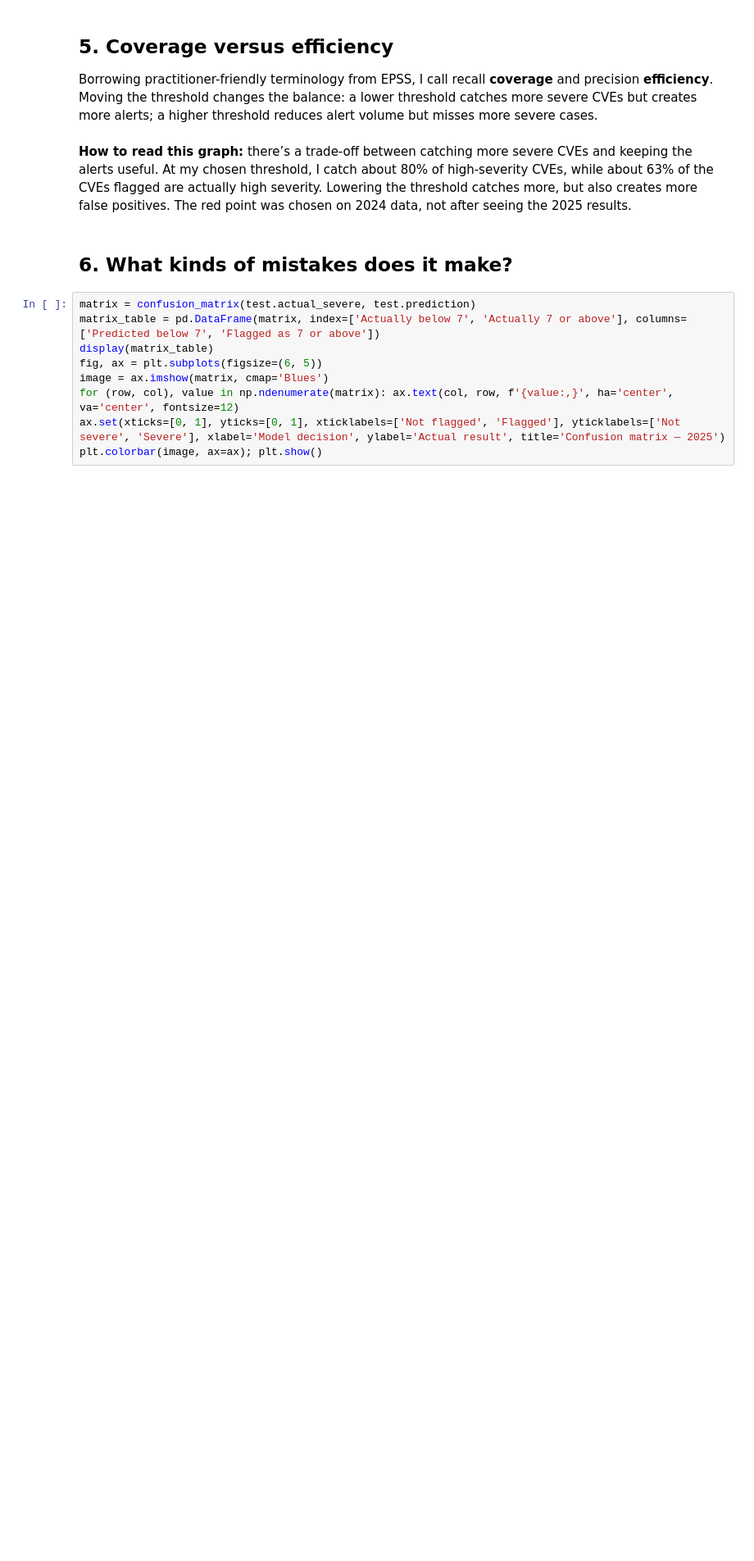
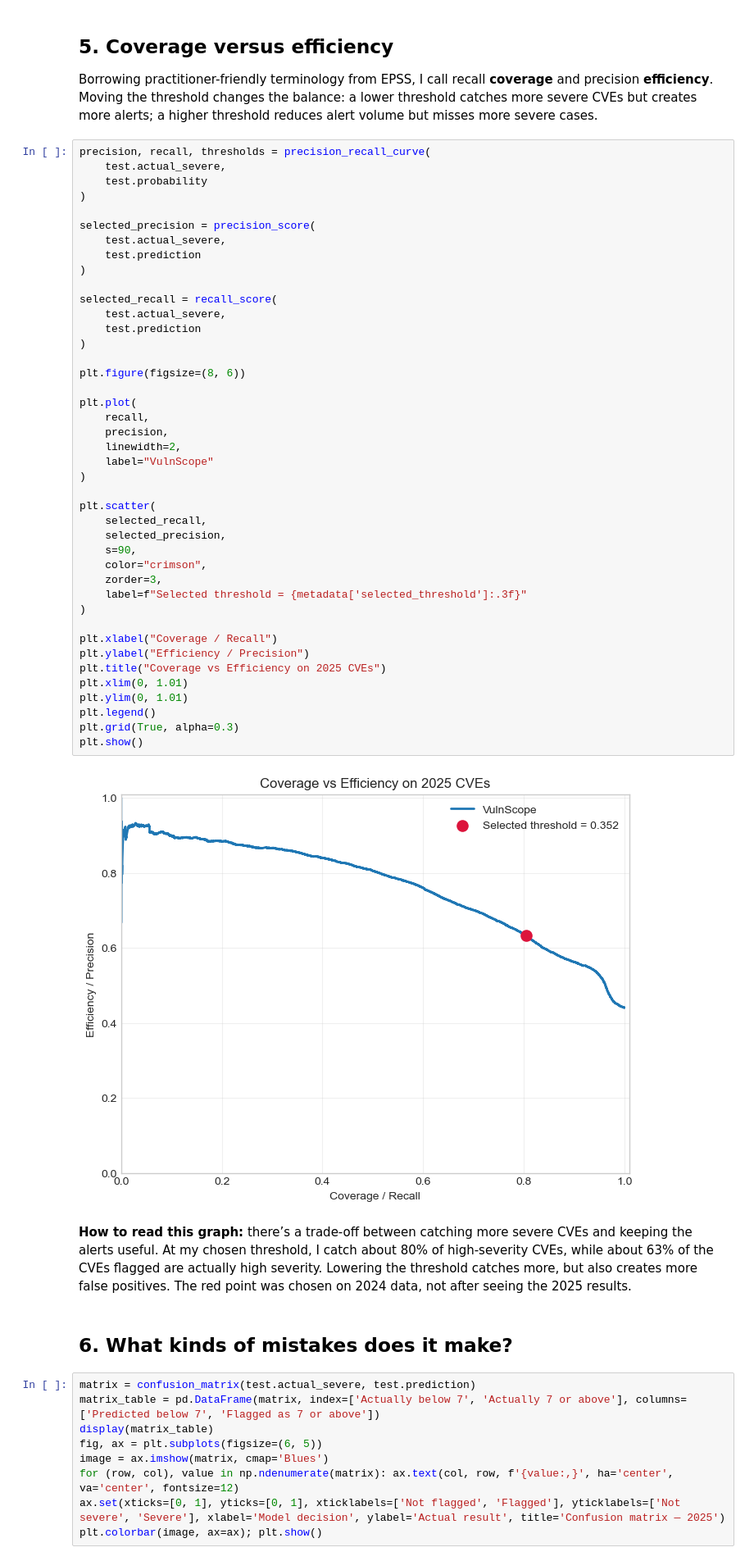
Before and after one commit to mishrasharanya/VulnScope, a Jupyter notebook: notebooks/01_vulnscope_end_to_end_analysis.ipynb, the cells around one changed output. Shown at 82% size. Drawn from its saved outputs; the diff is of its cells as text; blank space fills up the shorter version.

```diff
--- a/notebooks/01_vulnscope_end_to_end_analysis.ipynb
+++ b/notebooks/01_vulnscope_end_to_end_analysis.ipynb
@@ -250,6 +250,50 @@ display(metrics.style.hide(axis='index').format({'Value': '{:.3f}'}))
 ## 5. Coverage versus efficiency
 
 Borrowing practitioner-friendly terminology from EPSS, I call recall **coverage** and precision **efficiency**. Moving the threshold changes the balance: a lower threshold catches more severe CVEs but creates more alerts; a higher threshold reduces alert volume but misses more severe cases.
+# %%
+precision, recall, thresholds = precision_recall_curve(
+    test.actual_severe,
+    test.probability
+)
+
+selected_precision = precision_score(
+    test.actual_severe,
+    test.prediction
+)
+
+selected_recall = recall_score(
+    test.actual_severe,
+    test.prediction
+)
+
+plt.figure(figsize=(8, 6))
+
+plt.plot(
+    recall,
+    precision,
+    linewidth=2,
+    label="VulnScope"
+)
+
+plt.scatter(
+    selected_recall,
+    selected_precision,
+    s=90,
+    color="crimson",
+    zorder=3,
+    label=f"Selected threshold = {metadata['selected_threshold']:.3f}"
+)
+
+plt.xlabel("Coverage / Recall")
+plt.ylabel("Efficiency / Precision")
+plt.title("Coverage vs Efficiency on 2025 CVEs")
+plt.xlim(0, 1.01)
+plt.ylim(0, 1.01)
+plt.legend()
+plt.grid(True, alpha=0.3)
+plt.show()
+# %% [output]
+[figure, added]
 # %% [markdown]
 **How to read this graph:** there’s a trade-off between catching more severe CVEs and keeping the alerts useful. At my chosen threshold, I catch about 80% of high-severity CVEs, while about 63% of the CVEs flagged are actually high severity. Lowering the threshold catches more, but also creates more false positives. The red point was chosen on 2024 data, not after seeing the 2025 results.
 # %% [markdown]
```
Also changed, not shown: parts of 7 cells of this notebook, 31 other files.
